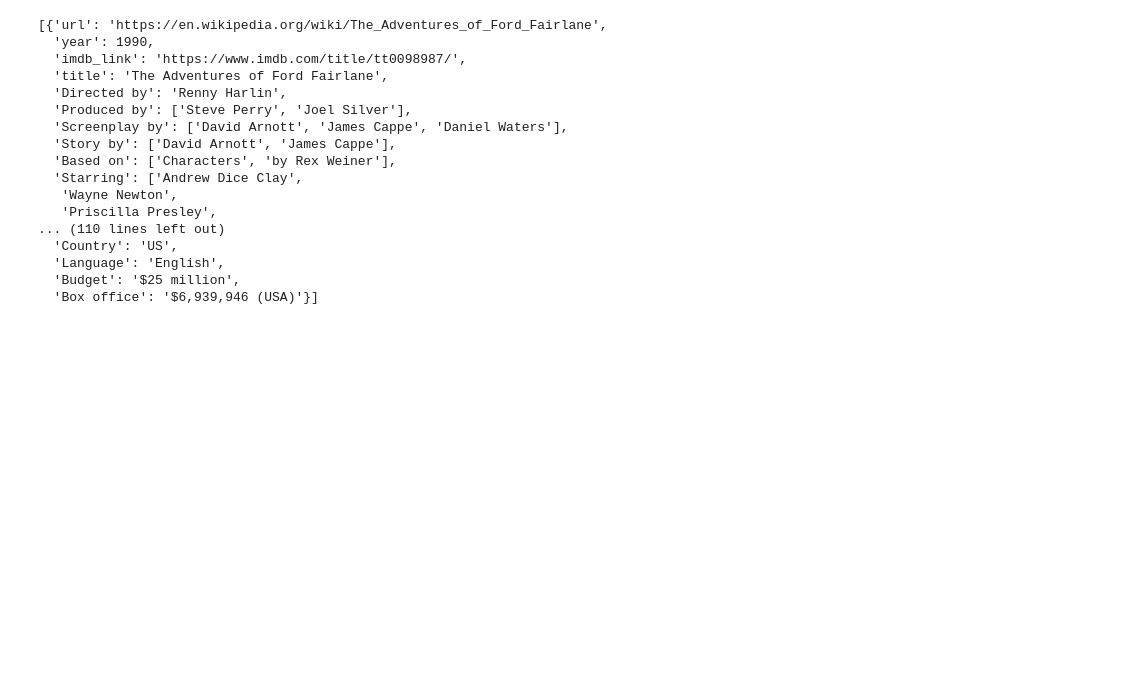
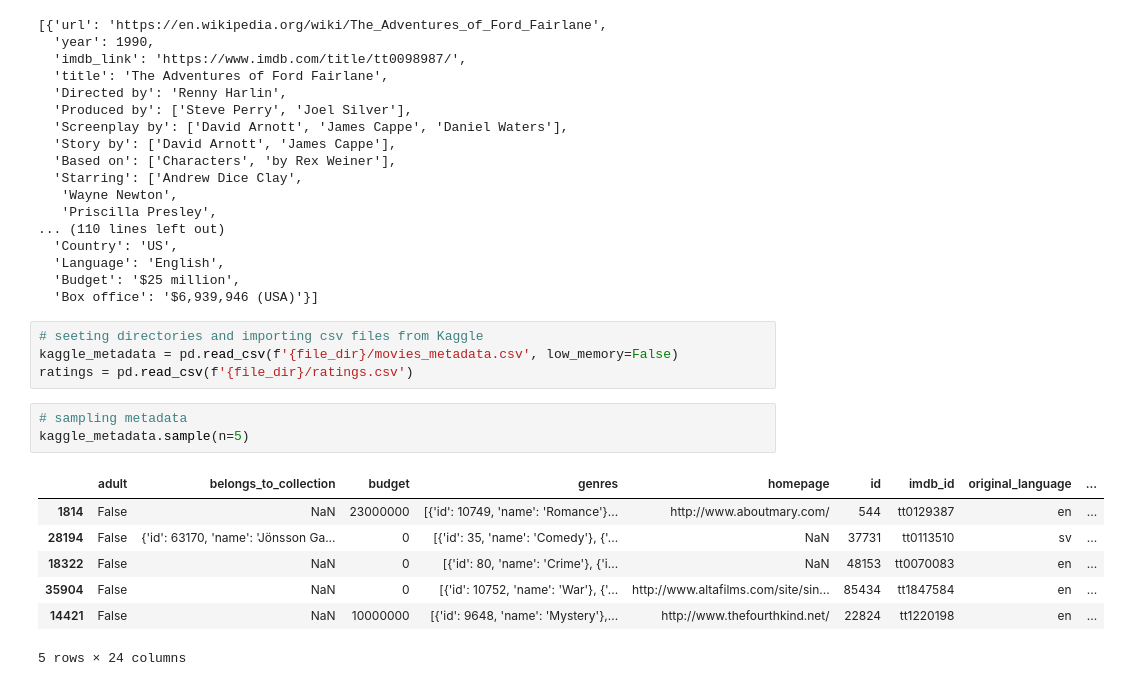
Before and after one commit to krice19/ETL_Movie_Data, a Jupyter notebook: Movies_ETL.ipynb, the cells around one changed output. Cells and saved outputs as stored; diff of their text form; blank space fills up the shorter version.

```diff
--- a/Movies_ETL.ipynb
+++ b/Movies_ETL.ipynb
@@ -35,3 +37,18 @@ wiki_movies_raw[:5]
   'Language': 'English',
   'Budget': '$25 million',
   'Box office': '$6,939,946 (USA)'}]
+# %%
+# seeting directories and importing csv files from Kaggle
+kaggle_metadata = pd.read_csv(f'{file_dir}/movies_metadata.csv', low_memory=False)
+ratings = pd.read_csv(f'{file_dir}/ratings.csv')
+# %%
+# sampling metadata
+kaggle_metadata.sample(n=5)
+# %% [output]
+|  | adult | belongs_to_collection | budget | genres | homepage | id | imdb_id | original_language | ... |
+| 1814 | False | NaN | 23000000 | [{'id': 10749, 'name': 'Romance'}... | http://www.aboutmary.com/ | 544 | tt0129387 | en | ... |
+| 28194 | False | {'id': 63170, 'name': 'Jönsson Ga... | 0 | [{'id': 35, 'name': 'Comedy'}, {'... | NaN | 37731 | tt0113510 | sv | ... |
+| 18322 | False | NaN | 0 | [{'id': 80, 'name': 'Crime'}, {'i... | NaN | 48153 | tt0070083 | en | ... |
+| 35904 | False | NaN | 0 | [{'id': 10752, 'name': 'War'}, {'... | http://www.altafilms.com/site/sin... | 85434 | tt1847584 | en | ... |
+| 14421 | False | NaN | 10000000 | [{'id': 9648, 'name': 'Mystery'},... | http://www.thefourthkind.net/ | 22824 | tt1220198 | en | ... |
+5 rows × 24 columns
```
Also changed, not shown: parts of 16 cells of this notebook.
